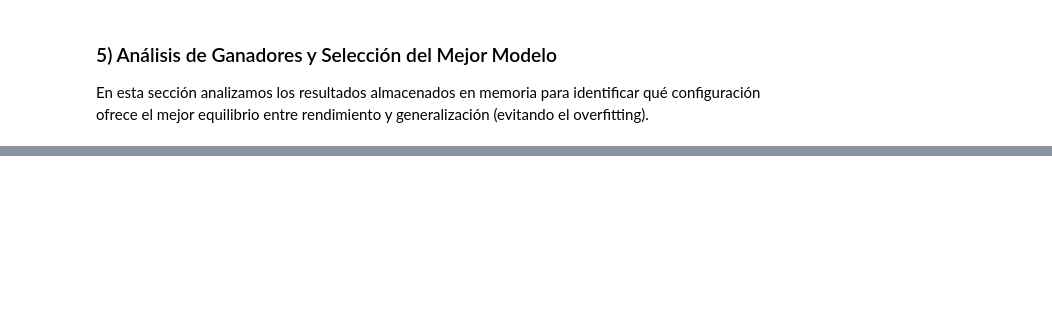
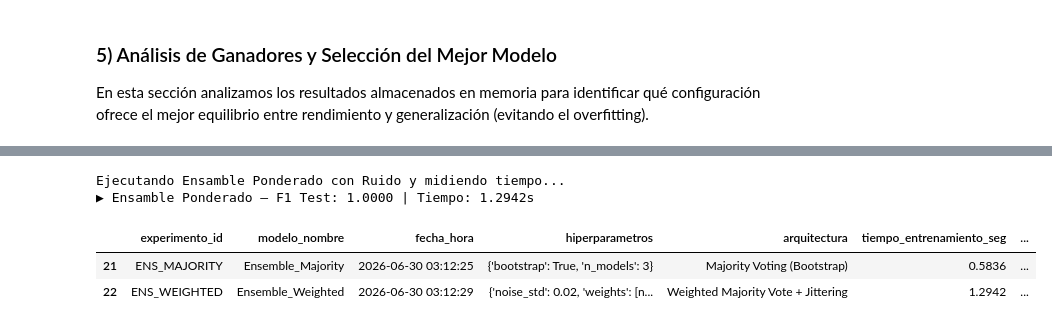
Before and after one commit to CayeRZ/proyecto-machine-learning-galileo, a Jupyter notebook: cayetano_clasificador_multiclase_ipynb.ipynb, the cells around one changed output, grey strips where cells are left out. Drawn from its saved outputs; the diff is of its cells as text; code cells hidden in the pictures; blank space fills up the shorter version.

```diff
--- a/cayetano_clasificador_multiclase_ipynb.ipynb
+++ b/cayetano_clasificador_multiclase_ipynb.ipynb
@@ -601,0 +731,65 @@ ganador_nn = obtener_ganador(nn_resultados, "RED NEURONAL")
+# %%
+print("Ejecutando Ensamble Ponderado con Ruido y midiendo tiempo...")
+
+inicio_weighted = time.time()
+
+preds_train_adj = []
+preds_test_adj  = []
+
+def weighted_majority_vote(preds_list, weights):
+    preds_stack = np.vstack(preds_list)
+    n_samples = preds_stack.shape[1]
+    final_preds = np.zeros(n_samples, dtype=int)
+    for i in range(n_samples):
+        sample_preds = preds_stack[:, i]
+        weighted_counts = {}
+        for pred, weight in zip(sample_preds, weights):
+            weighted_counts[pred] = weighted_counts.get(pred, 0) + weight
+        final_preds[i] = max(weighted_counts, key=weighted_counts.get)
+    return final_preds
+
+# Re-entrenamiento con Ruido
+for nombre, modelo_info in modelos_info:
+    idx = rng.choice(len(X_train), size=len(X_train), replace=True)
+    # EXTRAER EL MODELO REAL
+    modelo_obj = modelo_info['_model']
+
+    X_train_noisy = X_train[idx] + rng.normal(0, 0.02, X_train[idx].shape)
+    X_train_sc_noisy = X_train_sc[idx] + rng.normal(0, 0.02, X_train_sc[idx].shape)
+
+    if nombre == "Red Neuronal":
+        modelo_obj.fit(X_train_sc_noisy, y_train[idx], epochs=5, verbose=0)
+        preds_train_adj.append(np.argmax(modelo_obj.predict(X_train_sc, verbose=0), axis=1))
+        preds_test_adj.append(np.argmax(modelo_obj.predict(X_test_sc, verbose=0), axis=1))
+    else:
+        modelo_obj.fit(X_train_noisy, y_train[idx])
+        preds_train_adj.append(modelo_obj.predict(X_train))
+        preds_test_adj.append(modelo_obj.predict(X_test))
+
+tiempo_weighted = time.time() - inicio_weighted
+
+pesos = np.array(f1_individuales)
+pesos /= pesos.sum()
+
+y_ens_train_adj = weighted_majority_vote(preds_train_adj, pesos)
+y_ens_test_adj  = weighted_majority_vote(preds_test_adj, pesos)
+
+# Registro en Bitácora
+registrar(
+    exp_id="ENS_WEIGHTED",
+    modelo_nombre="Ensemble_Weighted",
+    hiperparams={"noise_std": 0.02, "weights": list(np.round(pesos, 4))},
+    arquitectura="Weighted Majority Vote + Jittering",
+    y_pred_train=y_ens_train_adj,
+    y_pred_test=y_ens_test_adj,
+    tiempo_fit=tiempo_weighted
+)
+
+print(f"▶ Ensamble Ponderado — F1 Test: {f1_score(y_test, y_ens_test_adj, average='macro'):.4f} | Tiempo: {tiempo_weighted:.4f}s")
+display(pd.read_csv(BITACORA).tail(2))
+# %% [output]
+Ejecutando Ensamble Ponderado con Ruido y midiendo tiempo...
+▶ Ensamble Ponderado — F1 Test: 1.0000 | Tiempo: 1.2942s
+|  | experimento_id | modelo_nombre | fecha_hora | hiperparametros | arquitectura | tiempo_entrenamiento_seg | ... |
+| 21 | ENS_MAJORITY | Ensemble_Majority | 2026-06-30 03:12:25 | {'bootstrap': True, 'n_models': 3} | Majority Voting (Bootstrap) | 0.5836 | ... |
+| 22 | ENS_WEIGHTED | Ensemble_Weighted | 2026-06-30 03:12:29 | {'noise_std': 0.02, 'weights': [n... | Weighted Majority Vote + Jittering | 1.2942 | ... |
```
Also changed, not shown: parts of 14 cells of this notebook.
